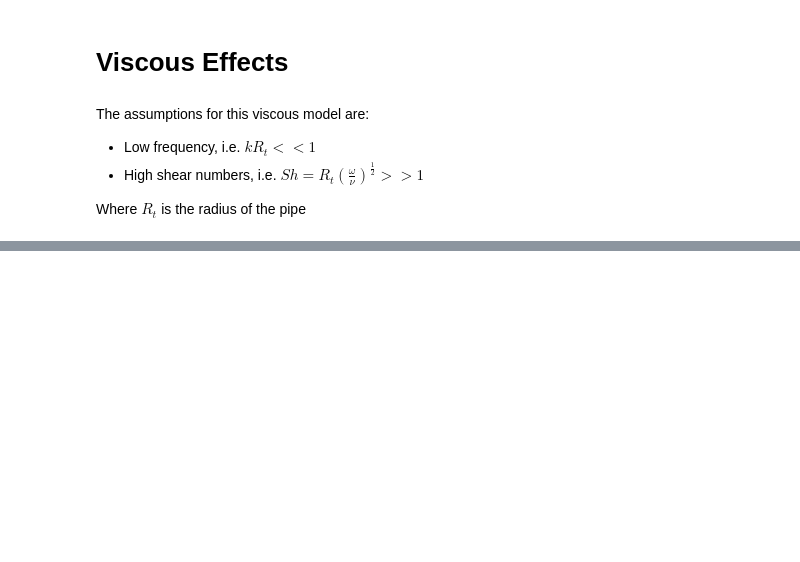
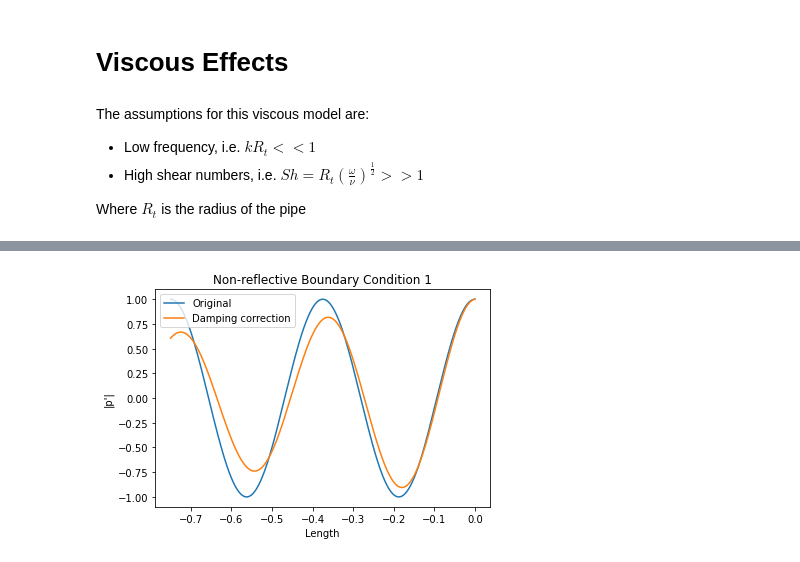
Before and after one commit to kyubin-l/fyp, a Jupyter notebook: acoustic-modes.ipynb, the cells around one changed output, grey strips where cells are left out. Drawn from its saved outputs; the diff is of its cells as text; code cells hidden in the pictures; blank space fills up the shorter version.

```diff
--- a/acoustic-modes.ipynb
+++ b/acoustic-modes.ipynb
@@ -129,0 +135,21 @@ plot_modes(p_vd, 4)
+# %%
+# Assert that
+w = 1840*np.pi
+# %%
+kc = k_correction(w)
+a = np.real(kc)
+b = np.imag(kc) # the negative part of the corrected wavenumber gives the damping!
+# %%
+x = np.linspace(0, L, 1000)[..., np.newaxis]
+p_orig = np.cos(-w/c*x)
+p_damping = np.exp(b*x)*np.cos(-a*x)
+p_data = np.concatenate([p_orig, p_damping], axis=1)
+# %%
+plt.plot(x, p_data, label = ['Original', 'Damping correction'])
+plt.ylabel('|p\'|')
+plt.xlabel('Length')
+plt.legend(loc='upper left')
+plt.title('Non-reflective Boundary Condition 1')
+plt.show()
+# %% [output]
+[figure, added]
```
Also changed, not shown: parts of 10 cells of this notebook, 1 other file.
